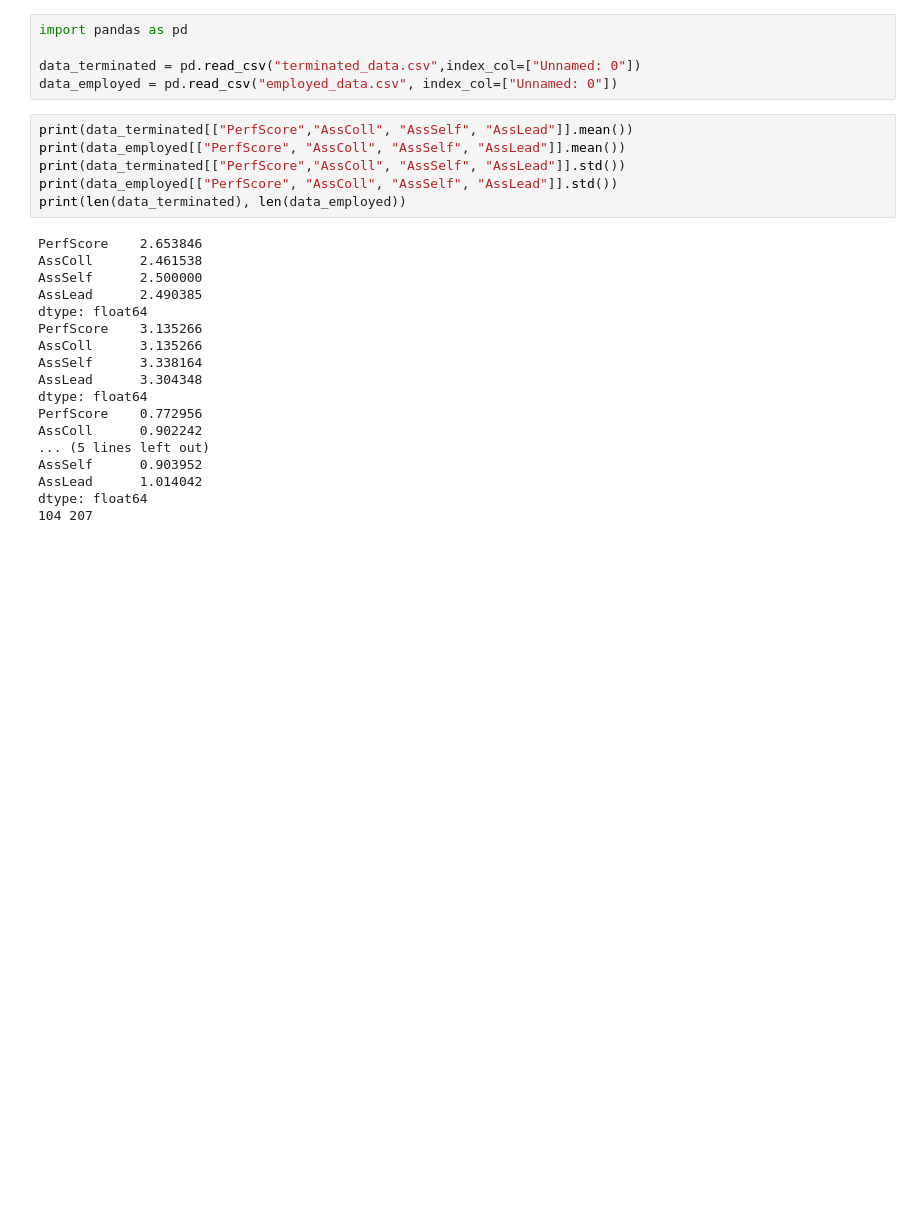
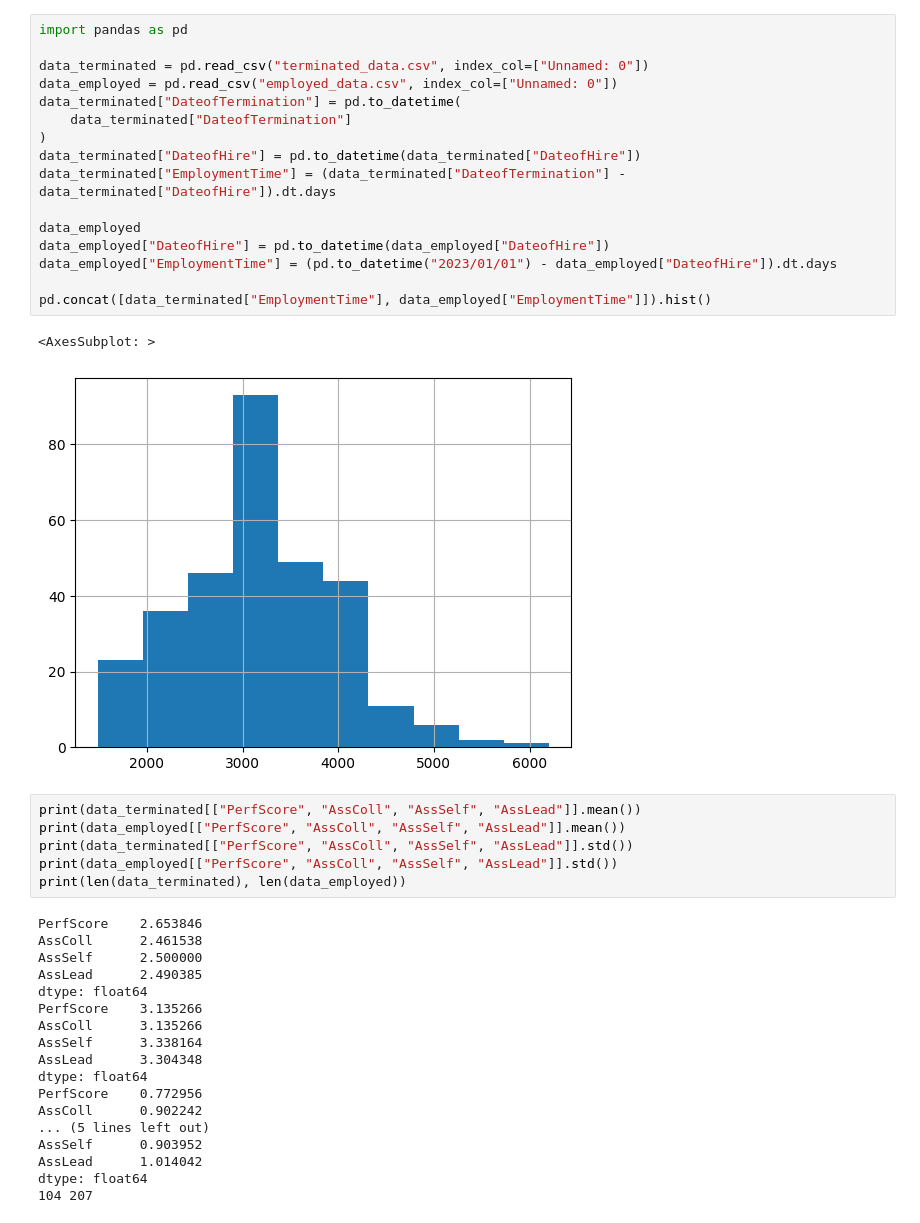
Before and after one commit to AlbinLind/HR-Analytics, a Jupyter notebook: terminated.ipynb, the cells around one changed output. Cells and saved outputs as stored; diff of their text form; blank space fills up the shorter version.

```diff
--- a/terminated.ipynb
+++ b/terminated.ipynb
@@ -1,12 +1,26 @@
 # %%
 import pandas as pd
 
-data_terminated = pd.read_csv("terminated_data.csv",index_col=["Unnamed: 0"])
+data_terminated = pd.read_csv("terminated_data.csv", index_col=["Unnamed: 0"])
 data_employed = pd.read_csv("employed_data.csv", index_col=["Unnamed: 0"])
+data_terminated["DateofTermination"] = pd.to_datetime(
+    data_terminated["DateofTermination"]
+)
+data_terminated["DateofHire"] = pd.to_datetime(data_terminated["DateofHire"])
+data_terminated["EmploymentTime"] = (data_terminated["DateofTermination"] - data_terminated["DateofHire"]).dt.days
+
+data_employed
+data_employed["DateofHire"] = pd.to_datetime(data_employed["DateofHire"])
+data_employed["EmploymentTime"] = (pd.to_datetime("2023/01/01") - data_employed["DateofHire"]).dt.days
+
+pd.concat([data_terminated["EmploymentTime"], data_employed["EmploymentTime"]]).hist()
+# %% [output]
+<AxesSubplot: >
+[figure, added]
 # %%
-print(data_terminated[["PerfScore","AssColl", "AssSelf", "AssLead"]].mean())
+print(data_terminated[["PerfScore", "AssColl", "AssSelf", "AssLead"]].mean())
 print(data_employed[["PerfScore", "AssColl", "AssSelf", "AssLead"]].mean())
-print(data_terminated[["PerfScore","AssColl", "AssSelf", "AssLead"]].std())
+print(data_terminated[["PerfScore", "AssColl", "AssSelf", "AssLead"]].std())
 print(data_employed[["PerfScore", "AssColl", "AssSelf", "AssLead"]].std())
 print(len(data_terminated), len(data_employed))
 # %% [output]
```
Also changed, not shown: parts of 8 cells of this notebook, 2 other files.
